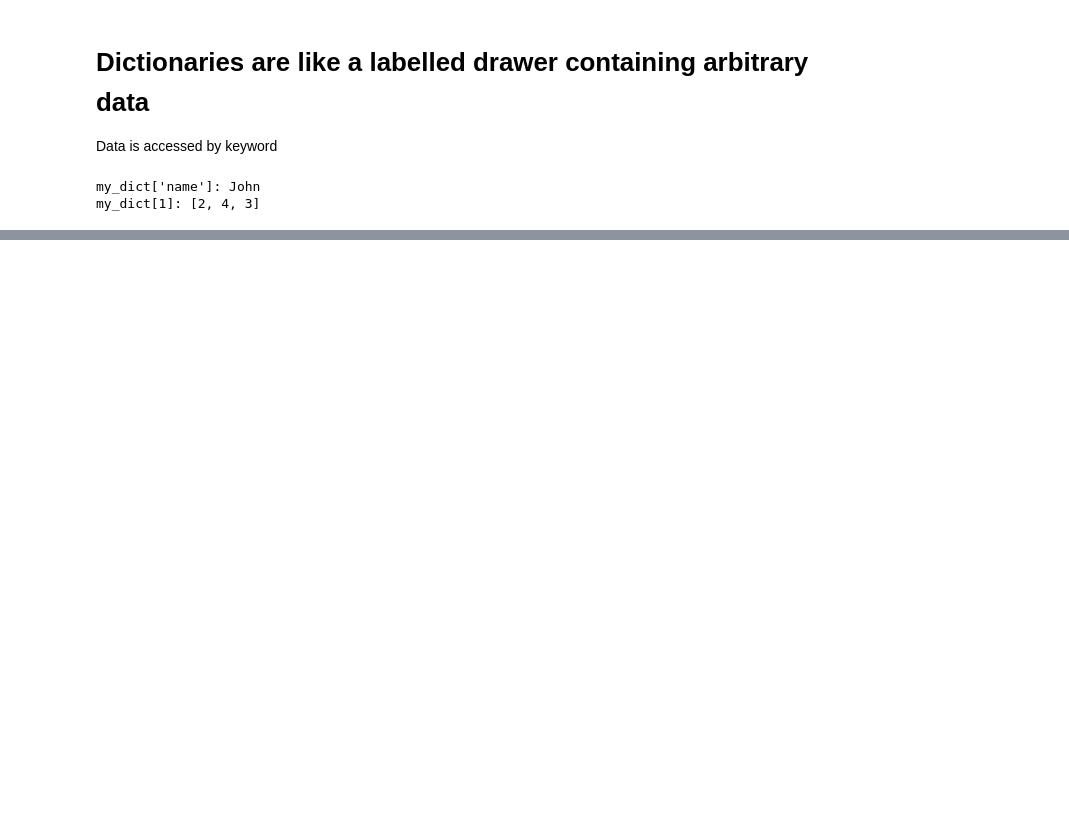
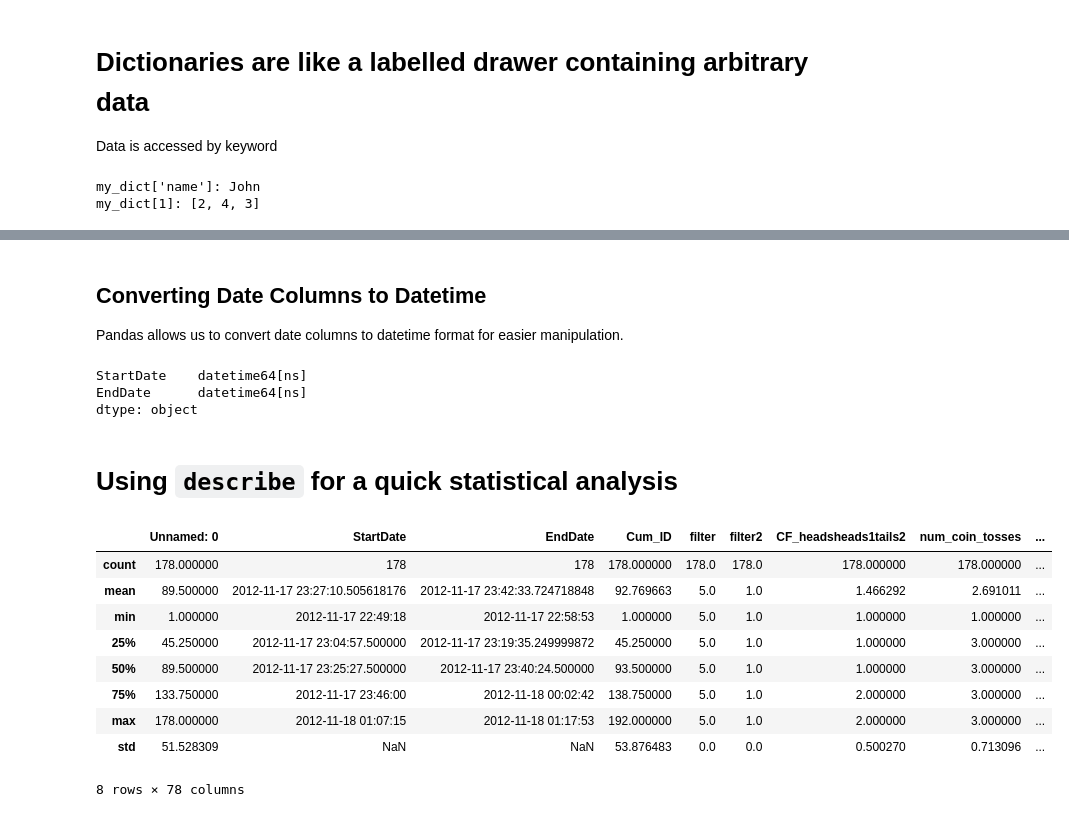
Before and after one commit to Niolon/DataAnalysisPython, a Jupyter notebook: Presentations/04_pandas.ipynb, the cells around one changed output, grey strips where cells are left out. Cells and saved outputs as stored; diff of their text form; code cells hidden in the pictures; blank space fills up the shorter version.

```diff
--- a/Presentations/04_pandas.ipynb
+++ b/Presentations/04_pandas.ipynb
@@ -233,0 +195,31 @@ data
+# %% [markdown]
+## Converting Date Columns to Datetime
+Pandas allows us to convert date columns to datetime format for easier manipulation.
+# %%
+# Convert 'StartDate' and 'EndDate' to datetime
+df['StartDate'] = pd.to_datetime(df['StartDate'])
+df['EndDate'] = pd.to_datetime(df['EndDate'])
+
+# Display the types to confirm conversion
+df[['StartDate', 'EndDate']].dtypes
+# %% [output]
+StartDate    datetime64[ns]
+EndDate      datetime64[ns]
+dtype: object
+# %% [markdown]
+# Using `describe` for a quick statistical analysis
+# %%
+
+# Descriptive statistics for numeric columns
+df.describe()
+# %% [output]
+|  | Unnamed: 0 | StartDate | EndDate | Cum_ID | filter | filter2 | CF_headsheads1tails2 | num_coin_tosses | ... |
+| count | 178.000000 | 178 | 178 | 178.000000 | 178.0 | 178.0 | 178.000000 | 178.000000 | ... |
+| mean | 89.500000 | 2012-11-17 23:27:10.505618176 | 2012-11-17 23:42:33.724718848 | 92.769663 | 5.0 | 1.0 | 1.466292 | 2.691011 | ... |
+| min | 1.000000 | 2012-11-17 22:49:18 | 2012-11-17 22:58:53 | 1.000000 | 5.0 | 1.0 | 1.000000 | 1.000000 | ... |
+| 25% | 45.250000 | 2012-11-17 23:04:57.500000 | 2012-11-17 23:19:35.249999872 | 45.250000 | 5.0 | 1.0 | 1.000000 | 3.000000 | ... |
+| 50% | 89.500000 | 2012-11-17 23:25:27.500000 | 2012-11-17 23:40:24.500000 | 93.500000 | 5.0 | 1.0 | 1.000000 | 3.000000 | ... |
+| 75% | 133.750000 | 2012-11-17 23:46:00 | 2012-11-18 00:02:42 | 138.750000 | 5.0 | 1.0 | 2.000000 | 3.000000 | ... |
+| max | 178.000000 | 2012-11-18 01:07:15 | 2012-11-18 01:17:53 | 192.000000 | 5.0 | 1.0 | 2.000000 | 3.000000 | ... |
+| std | 51.528309 | NaN | NaN | 53.876483 | 0.0 | 0.0 | 0.500270 | 0.713096 | ... |
+8 rows × 78 columns
```
Also changed, not shown: parts of 96 cells of this notebook, 6 other files.
